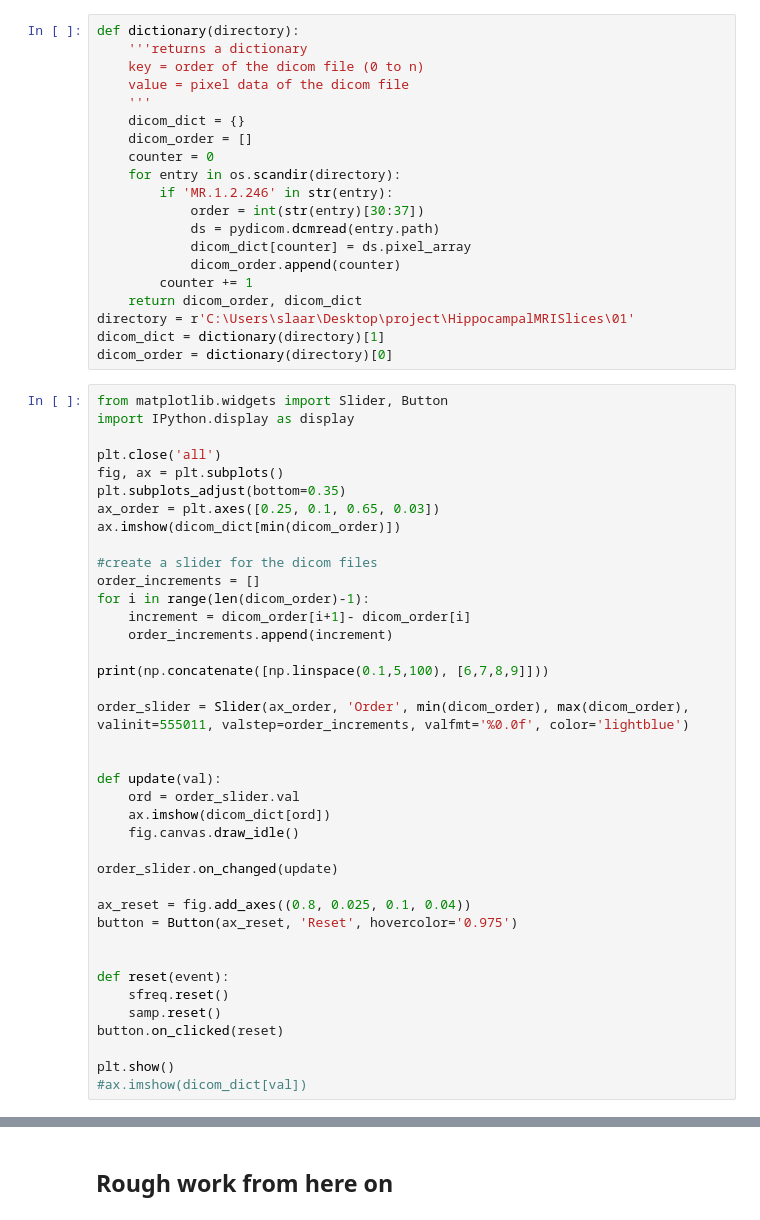
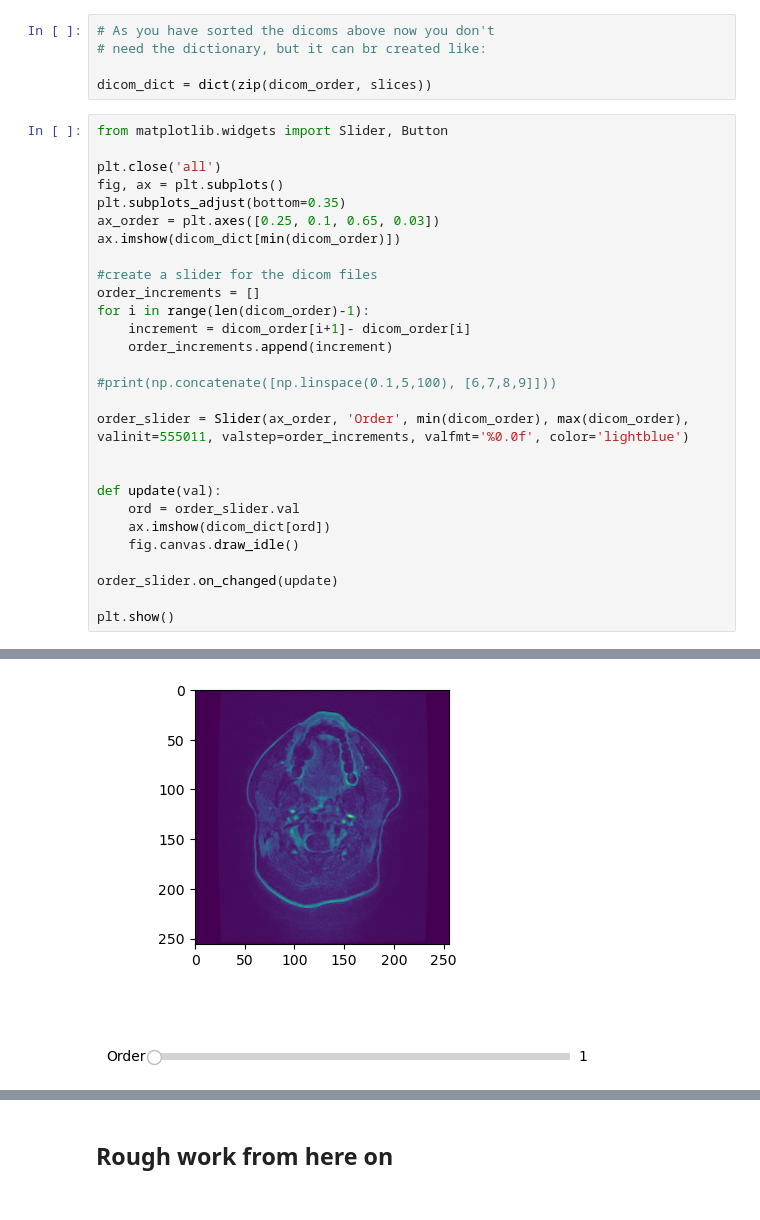
Before and after one commit to gift-i/DICOM-project1, a Jupyter notebook: test.ipynb, the cells around one changed output, grey strips where cells are left out. Drawn from its saved outputs; the diff is of its cells as text.

```diff
--- a/test.ipynb
+++ b/test.ipynb
@@ -131,26 +245,10 @@ dicom_order = dictionary(directory)[0]
-# %%
-def dictionary(directory):
-    '''returns a dictionary
-    key = order of the dicom file (0 to n)
-    value = pixel data of the dicom file
-    '''
-    dicom_dict = {}
-    dicom_order = []
-    counter = 0
-    for entry in os.scandir(directory):
-        if 'MR.1.2.246' in str(entry):
-            order = int(str(entry)[30:37])
-            ds = pydicom.dcmread(entry.path)
-            dicom_dict[counter] = ds.pixel_array
-            dicom_order.append(counter)
-        counter += 1
-    return dicom_order, dicom_dict
-directory = r'C:\Users\slaar\Desktop\project\HippocampalMRISlices\01'
-dicom_dict = dictionary(directory)[1]
-dicom_order = dictionary(directory)[0]
+# %%
+# As you have sorted the dicoms above now you don't
+# need the dictionary, but it can br created like:
+
+dicom_dict = dict(zip(dicom_order, slices))
 # %%
 from matplotlib.widgets import Slider, Button
-import IPython.display as display
 
 plt.close('all')
 fig, ax = plt.subplots()
@@ -164,7 +262,7 @@ for i in range(len(dicom_order)-1):
     increment = dicom_order[i+1]- dicom_order[i]
     order_increments.append(increment)
 
-print(np.concatenate([np.linspace(0.1,5,100), [6,7,8,9]]))
+#print(np.concatenate([np.linspace(0.1,5,100), [6,7,8,9]]))
 
 order_slider = Slider(ax_order, 'Order', min(dicom_order), max(dicom_order), valinit=555011, valstep=order_increments, valfmt='%0.0f', color='lightblue')
 
@@ -176,15 +274,5 @@ def update(val):
 
 order_slider.on_changed(update)
 
-ax_reset = fig.add_axes((0.8, 0.025, 0.1, 0.04))
-button = Button(ax_reset, 'Reset', hovercolor='0.975')
-
-
-def reset(event):
-    sfreq.reset()
-    samp.reset()
-button.on_clicked(reset)
-
 plt.show()
-#ax.imshow(dicom_dict[val])
 # %% [output]
@@ -208,0 +279 @@ plt.show()
+[figure, added]
```
Also changed, not shown: parts of 25 cells of this notebook.
